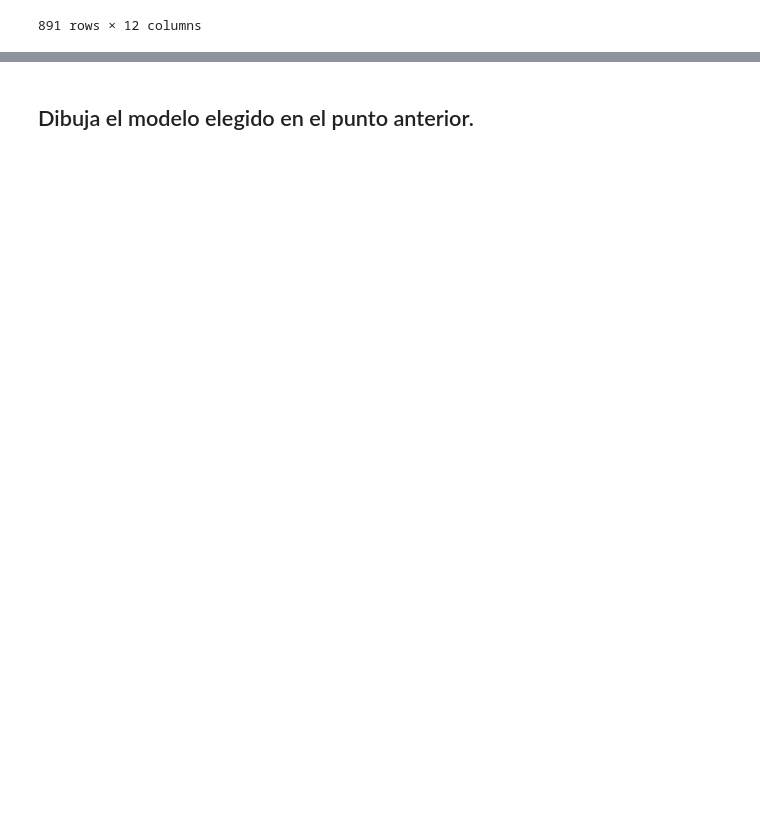
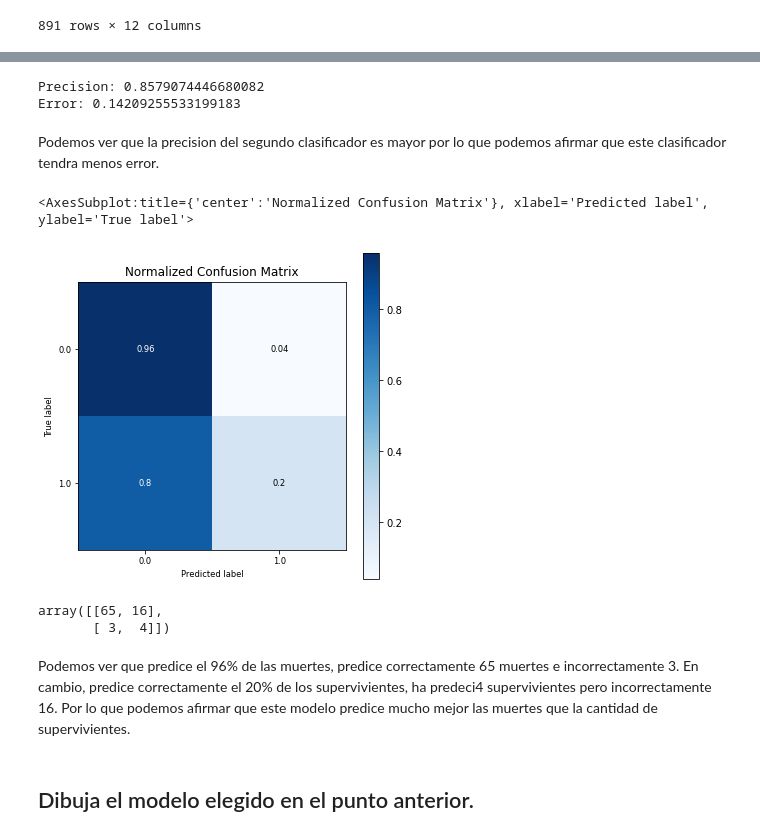
Before and after one commit to AlvaroChavarri/Practicamining3, a Jupyter notebook: LAB03-GRUPORoigChavarri/Practica1Titanic.ipynb, the cells around one changed output, grey strips where cells are left out. Cells and saved outputs as stored; diff of their text form; code cells hidden in the pictures; blank space fills up the shorter version.

```diff
--- a/LAB03-GRUPORoigChavarri/Practica1Titanic.ipynb
+++ b/LAB03-GRUPORoigChavarri/Practica1Titanic.ipynb
@@ -103,0 +216,3 @@ from sklearn.tree import _tree
+# %%
+dataset2=data[(data['Sex']==1) & (data['Embarked S']==1)]
+dataset2
@@ -158,0 +287,7 @@ confusion_matrix_model(Dec_tree)
+# %%
+#Creamos los datos con de entrenamiento y el test
+x=dataset2.drop(["Survived"],axis=1)
+y=dataset2["Survived"]
+#80% para el training 20%para el test
+x_train,x_test,y_train,y_test=train_test_split(x,y,test_size=0.2,random_state=0)
+x
@@ -159,3 +308,30 @@ confusion_matrix_model(Dec_tree)
+# %%
+Dec_tree=DecisionTreeClassifier(max_depth=4,random_state=5)
+Dec_tree.fit(x_train,y_train)
+
+print("Precision: " + str(accuracy(Dec_tree)))
+#Error: 1- precision
+print("Error: " + str(1-accuracy(Dec_tree)))
+# %% [output]
+Precision: 0.8579074446680082
+Error: 0.14209255533199183
+# %% [markdown]
+Podemos ver que la precision del segundo clasificador es mayor por lo que podemos afirmar que este clasificador tendra menos error.
+# %%
+skplt.metrics.plot_confusion_matrix(y_test,Dec_tree.predict(x_test),normalize=True,figsize=(6,6),text_fontsize='small')
+# %% [output]
+<AxesSubplot:title={'center':'Normalized Confusion Matrix'}, xlabel='Predicted label', ylabel='True label'>
+[figure, added]
+# %%
+yr = Dec_tree.predict(x_test).round()
+confusion_matrix(yr, y_test)
+# %% [output]
+array([[65, 16],
+       [ 3,  4]])
+# %% [markdown]
+Podemos ver que predice el 96% de las muertes, predice correctamente 65 muertes e incorrectamente 3.
+En cambio, predice correctamente el 20% de los supervivientes, ha predeci4 supervivientes pero incorrectamente 16.
+Por lo que podemos afirmar que este modelo predice mucho mejor las muertes que la cantidad de supervivientes.
 # %% [markdown]
 ## Dibuja el modelo elegido en el punto anterior.
 # %%
```
Also changed, not shown: parts of 54 cells of this notebook, 7 other files.
